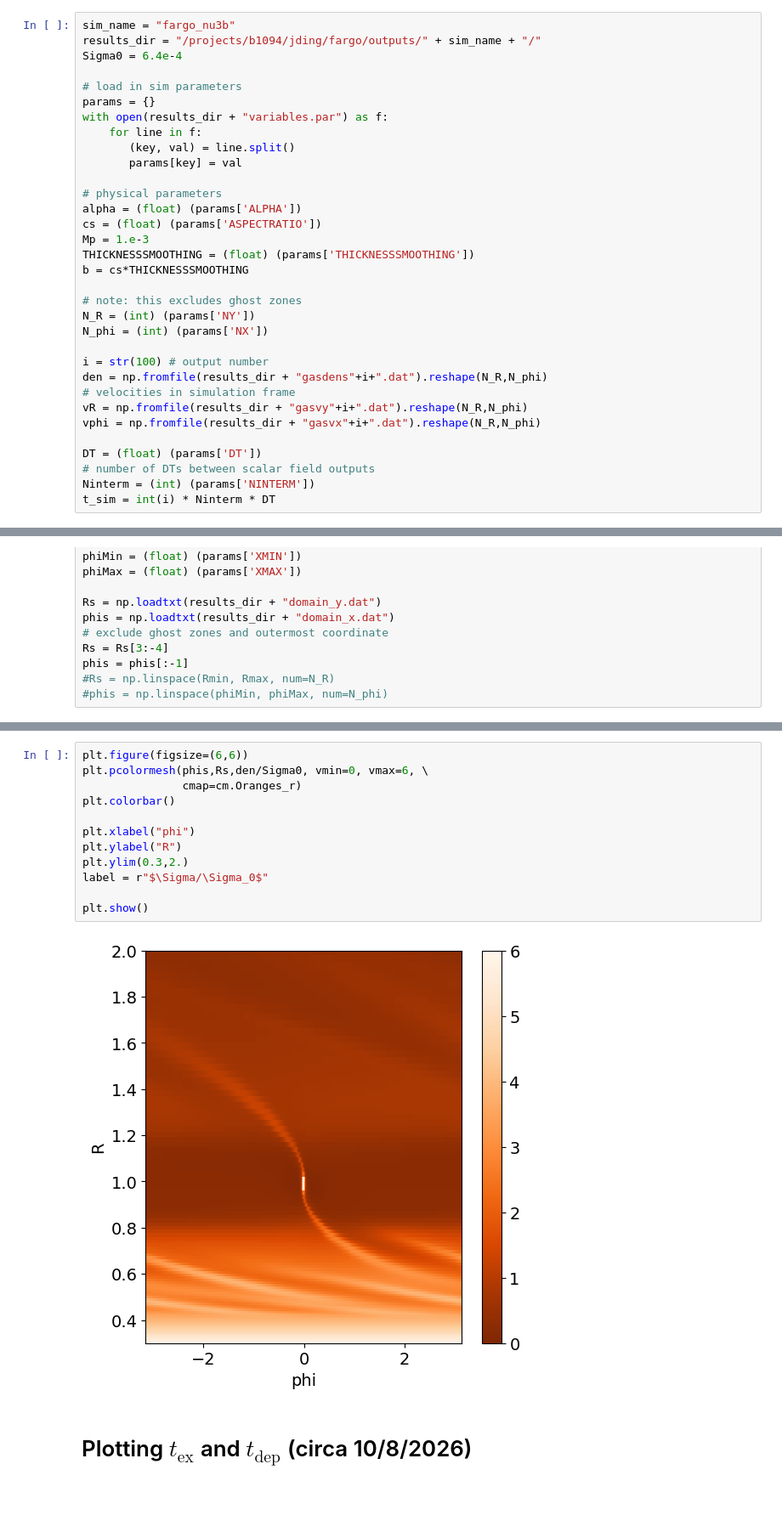
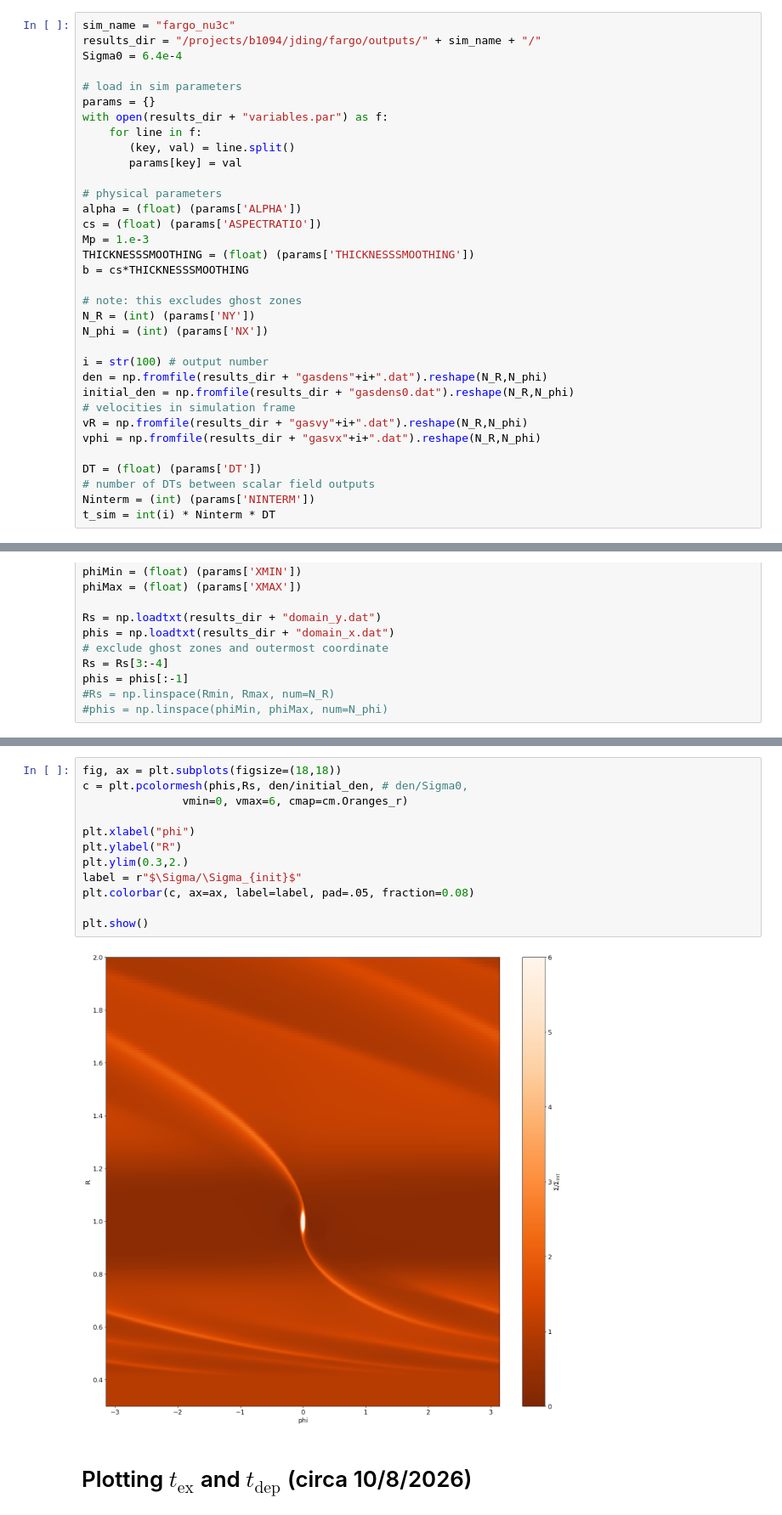
Before and after one commit to Jupiter1994/athena-warps, a Jupyter notebook: warped-disks/fargo-results.ipynb, the cells around one changed output, grey strips where cells are left out. Shown at 85% size. Saved outputs shown, nothing was run; the diff lists cells and outputs as text.

```diff
--- a/warped-disks/fargo-results.ipynb
+++ b/warped-disks/fargo-results.ipynb
@@ -9,7 +9,7 @@ import matplotlib.cm as cm
 from matplotlib.cm import GnBu, viridis
 from matplotlib.ticker import (MultipleLocator, AutoMinorLocator)
 # %%
-sim_name = "fargo_nu3b"
+sim_name = "fargo_nu3c"
 results_dir = "/projects/b1094/jding/fargo/outputs/" + sim_name + "/"
 Sigma0 = 6.4e-4
 
@@ -33,6 +33,7 @@ N_phi = (int) (params['NX'])
 
 i = str(100) # output number
 den = np.fromfile(results_dir + "gasdens"+i+".dat").reshape(N_R,N_phi)
+initial_den = np.fromfile(results_dir + "gasdens0.dat").reshape(N_R,N_phi)
 # velocities in simulation frame
 vR = np.fromfile(results_dir + "gasvy"+i+".dat").reshape(N_R,N_phi)
 vphi = np.fromfile(results_dir + "gasvx"+i+".dat").reshape(N_R,N_phi)
@@ -81,17 +66,17 @@ array([[3.83786517e-03, 3.83786516e-03, 3.83786514e-03, ...,
 # %%
-plt.figure(figsize=(6,6))
-plt.pcolormesh(phis,Rs,den/Sigma0, vmin=0, vmax=6, \
-               cmap=cm.Oranges_r)
-plt.colorbar()
+fig, ax = plt.subplots(figsize=(18,18))
+c = plt.pcolormesh(phis,Rs, den/initial_den, # den/Sigma0,
+               vmin=0, vmax=6, cmap=cm.Oranges_r)
 
 plt.xlabel("phi")
 plt.ylabel("R")
 plt.ylim(0.3,2.)
-label = r"$\Sigma/\Sigma_0$"
+label = r"$\Sigma/\Sigma_{init}$"
+plt.colorbar(c, ax=ax, label=label, pad=.05, fraction=0.08)
 
 plt.show()
 # %% [output]
-[figure, old version]
+[figure, new version]
 # %% [markdown]
 # Plotting $t_\text{ex}$ and $t_\text{dep}$ (circa 10/8/2026)
 # %% [markdown]
```
Also changed, not shown: parts of 12 cells of this notebook, 7 other files.
